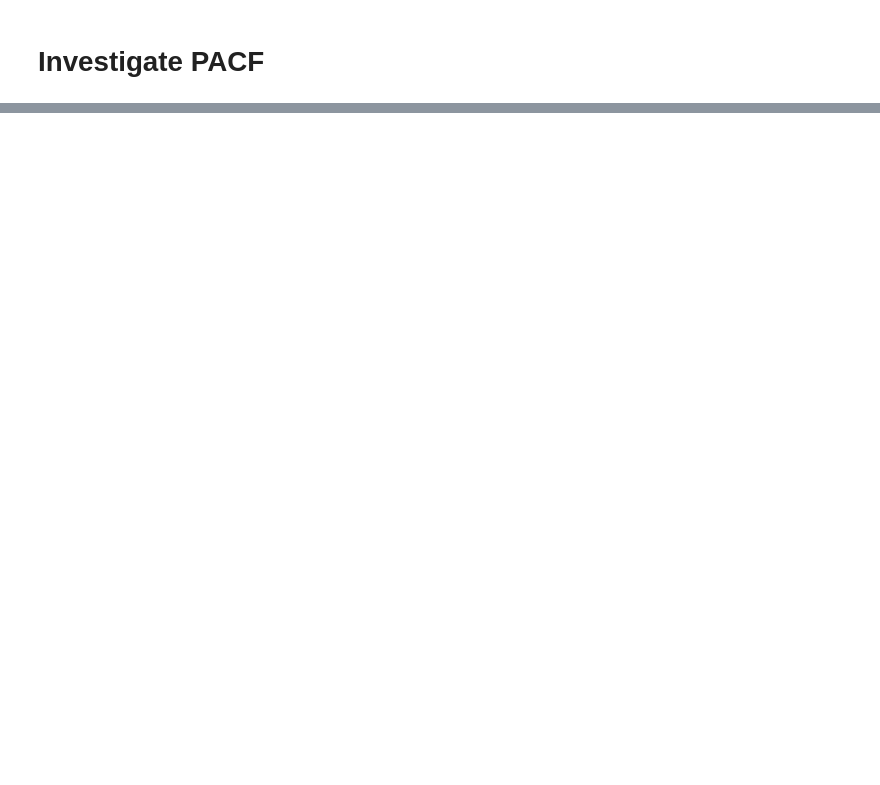
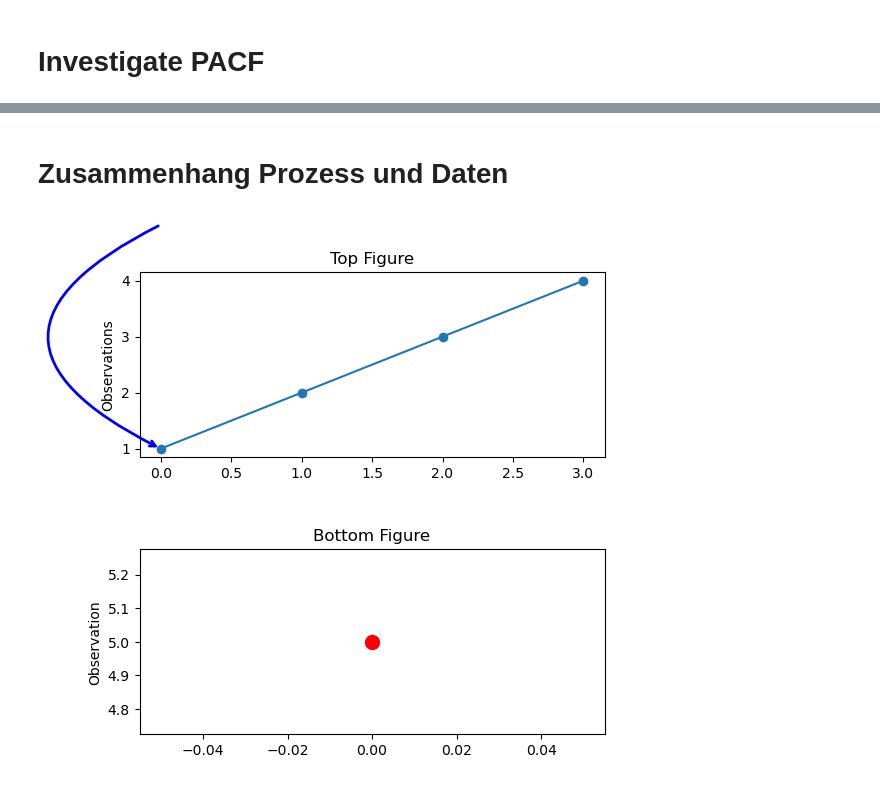
Before and after one commit to FSpanhel/plv_1, a Jupyter notebook: _analyze_data.ipynb, the cells around one changed output, grey strips where cells are left out. Drawn from its saved outputs; the diff is of its cells as text; code cells hidden in the pictures; blank space fills up the shorter version.

```diff
--- a/_analyze_data.ipynb
+++ b/_analyze_data.ipynb
@@ -69,0 +169,33 @@ dtype: float64
+# %% [markdown]
+# Zusammenhang Prozess und Daten
+# %%
+import matplotlib.pyplot as plt
+
+# Sample data for four observations
+top_data = [1, 2, 3, 4]
+bottom_data = [5]
+
+# Create a figure with two subplots (one on top, one on bottom)
+fig, (ax1, ax2) = plt.subplots(2, 1, figsize=(6, 6))  # Adjust figsize as needed
+
+# Plot the top subplot with four observations
+ax1.plot(range(4), top_data, marker='o', linestyle='-')
+ax1.set_title('Top Figure')
+ax1.set_ylabel('Observations')
+
+# Plot the bottom subplot with one observation
+ax2.plot(0, bottom_data[0], marker='o', markersize=10, color='red')
+ax2.set_title('Bottom Figure')
+ax2.set_ylabel('Observation')
+
+# Add an arrow connecting the first observation in the top subplot
+arrowprops = dict(arrowstyle='->', connectionstyle='arc3,rad=1', lw=2, color='blue')
+ax1.annotate('', xy=(0, top_data[0]), xytext=(0, bottom_data[0]), arrowprops=arrowprops)
+
+# Adjust spacing between subplots
+plt.subplots_adjust(hspace=0.5)
+
+# Show the plot
+plt.show()
+# %% [output]
+[figure, added]
```
Also changed, not shown: parts of 24 cells of this notebook, 6 other files.
